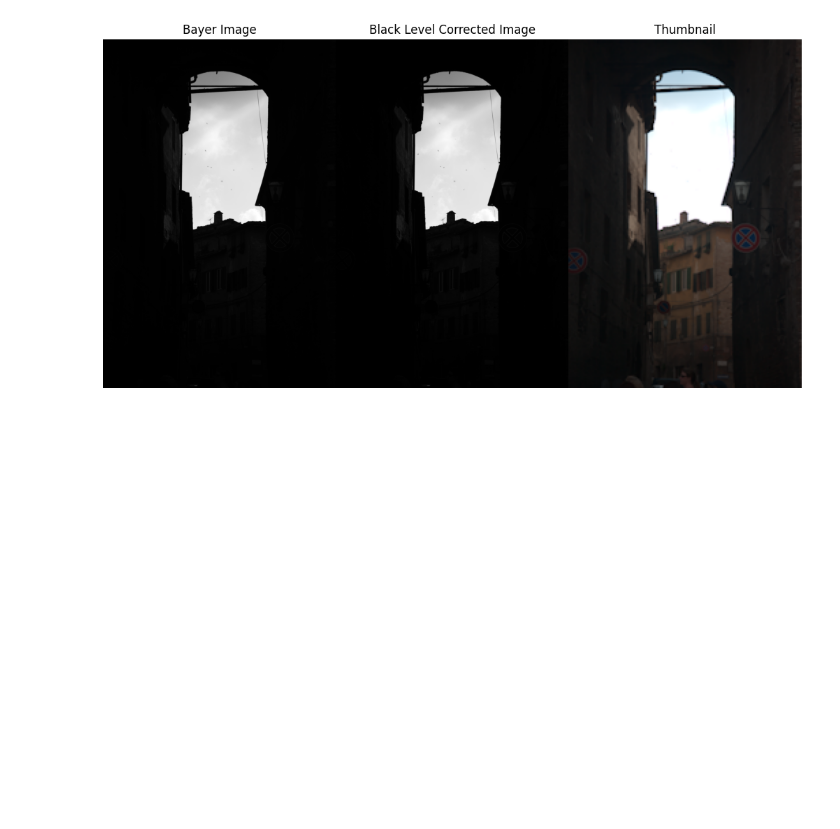
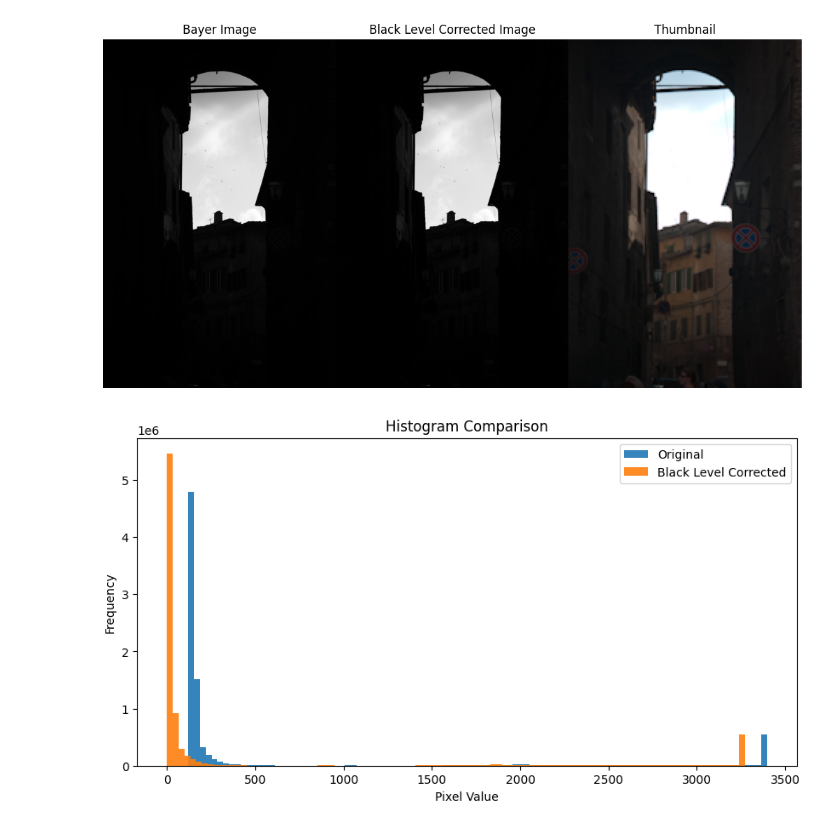
Before and after one commit to HPK1101/ISP-Tuning-Public, a Jupyter notebook: 002_Black_Level_Correction.ipynb, the cells around one changed output. Saved outputs shown, nothing was run; the diff lists cells and outputs as text; code cells hidden in the pictures; blank space fills up the shorter version.

```diff
--- a/002_Black_Level_Correction.ipynb
+++ b/002_Black_Level_Correction.ipynb
@@ -95,3 +95,14 @@ Black Level per channel: [127, 128, 127, 127]
 ThumbFormat.BITMAP
 2348 3522
 [figure]
+# %%
+fig = plt.figure(figsize=(10, 5))
+plt.hist(bayer_img.flatten(), bins=100, alpha=0.9, label='Original')
+plt.hist(BLC_image.flatten(), bins=100, alpha=0.9, label='Black Level Corrected')
+plt.legend()
+plt.xlabel('Pixel Value')
+plt.ylabel('Frequency')
+plt.title('Histogram Comparison')
+plt.show()
+# %% [output]
+[figure, added]
```
Also changed, not shown: parts of 1 cell of this notebook.
